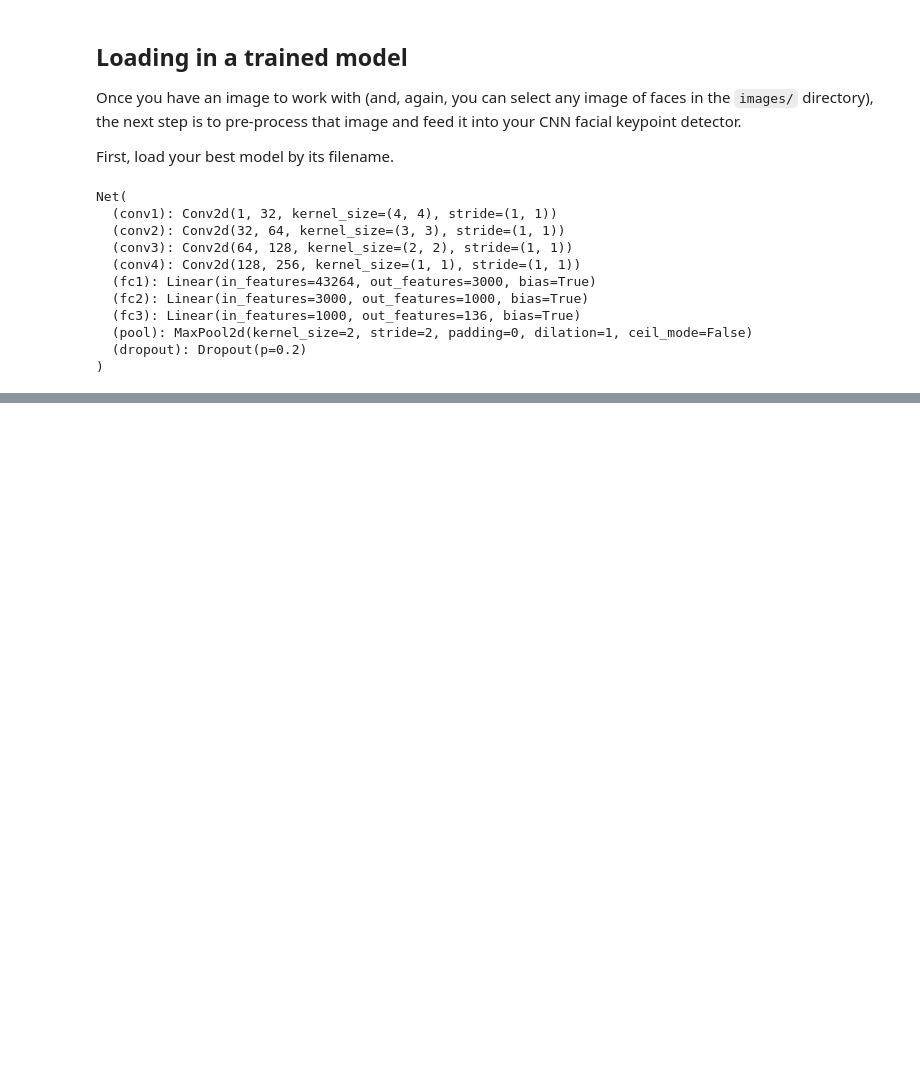
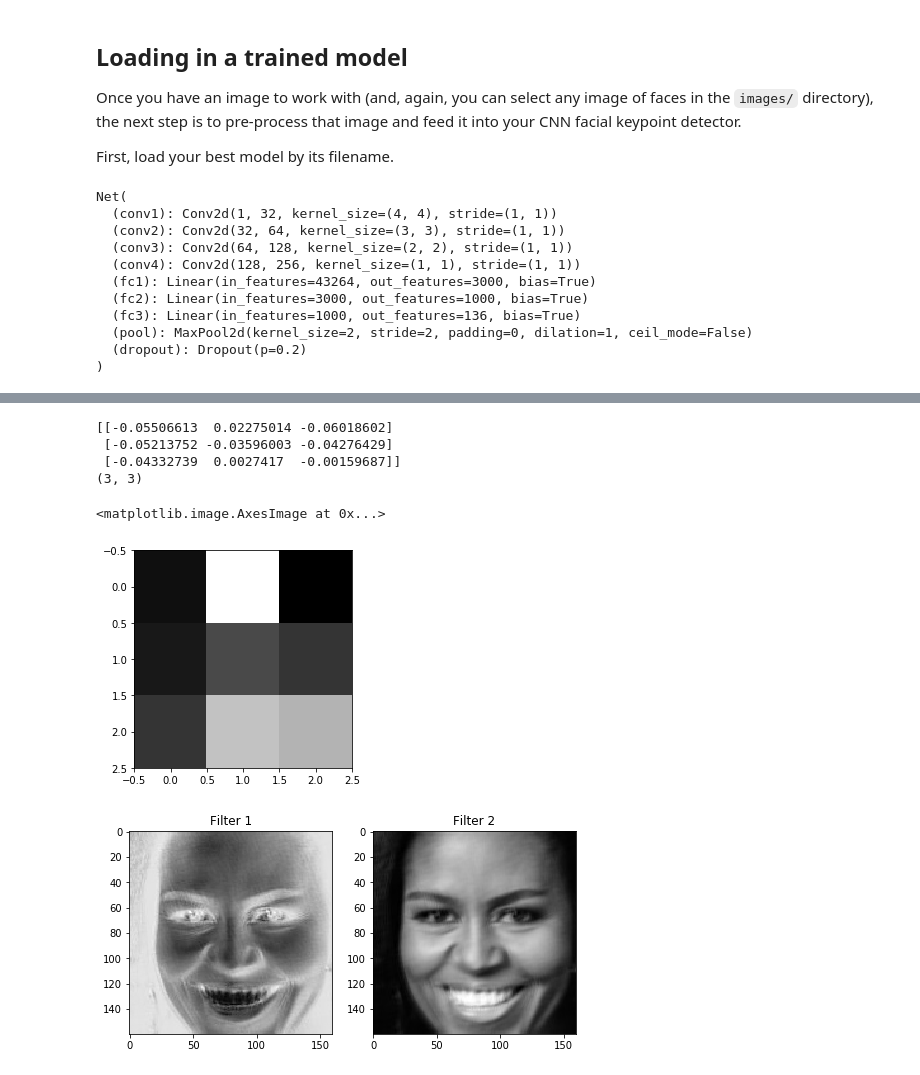
Before and after one commit to SuHamza/CVND_Exercises, a Jupyter notebook: P1_Facial Keypoints Detection/3. Facial Keypoint Detection, Complete Pipeline.ipynb, the cells around one changed output, grey strips where cells are left out. Cells and saved outputs as stored; diff of their text form; code cells hidden in the pictures; blank space fills up the shorter version.

```diff
--- a/P1_Facial Keypoints Detection/3. Facial Keypoint Detection, Complete Pipeline.ipynb
+++ b/P1_Facial Keypoints Detection/3. Facial Keypoint Detection, Complete Pipeline.ipynb
@@ -237,0 +258,31 @@ plt.show()
+# %%
+weights2 = net.conv2.weight.data
+
+w = weights2.numpy()
+f_filter = w[0][0]
+
+print(f_filter)
+print(f_filter.shape)
+
+# display the filter weights
+plt.imshow(f_filter, cmap='gray')
+# (x, y, w, h) = faces[1]
+# img = cv2.cvtColor(image_copy[y:y+h, x:x+w], cv2.COLOR_RGB2GRAY)/255.0
+filter2 = cv2.filter2D(filtered, -1, f_filter)
+
+f, (ax1, ax2) = plt.subplots(1, 2, figsize=(8,8))
+
+
+ax1.set_title('Filter 1')
+ax1.imshow(filtered, cmap='gray')
+
+ax2.set_title('Filter 2')
+ax2.imshow(filter2, cmap='gray')
+# %% [output]
+[[-0.05506613  0.02275014 -0.06018602]
+ [-0.05213752 -0.03596003 -0.04276429]
+ [-0.04332739  0.0027417  -0.00159687]]
+(3, 3)
+<matplotlib.image.AxesImage at 0x...>
+[figure, added]
+[figure, added]
```
Also changed, not shown: parts of 6 cells of this notebook, 5 other files.
